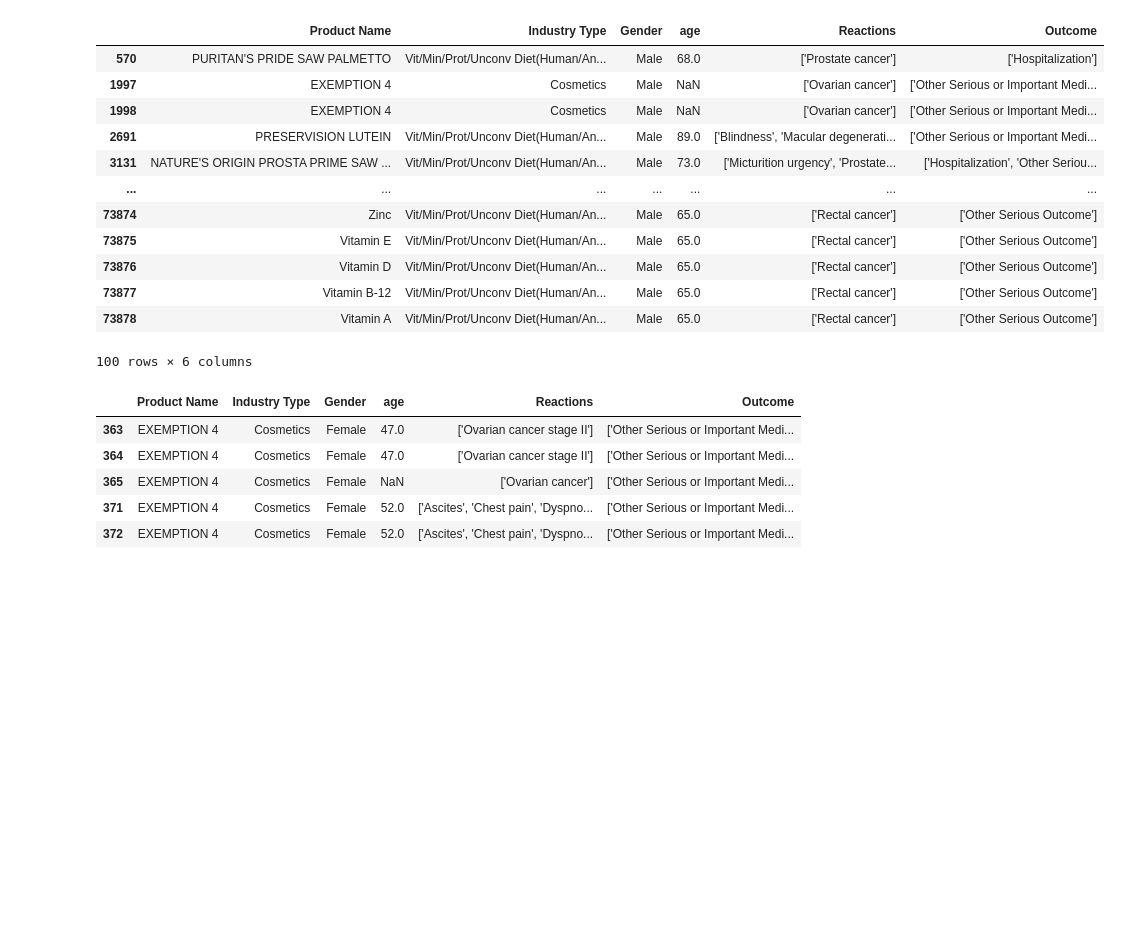
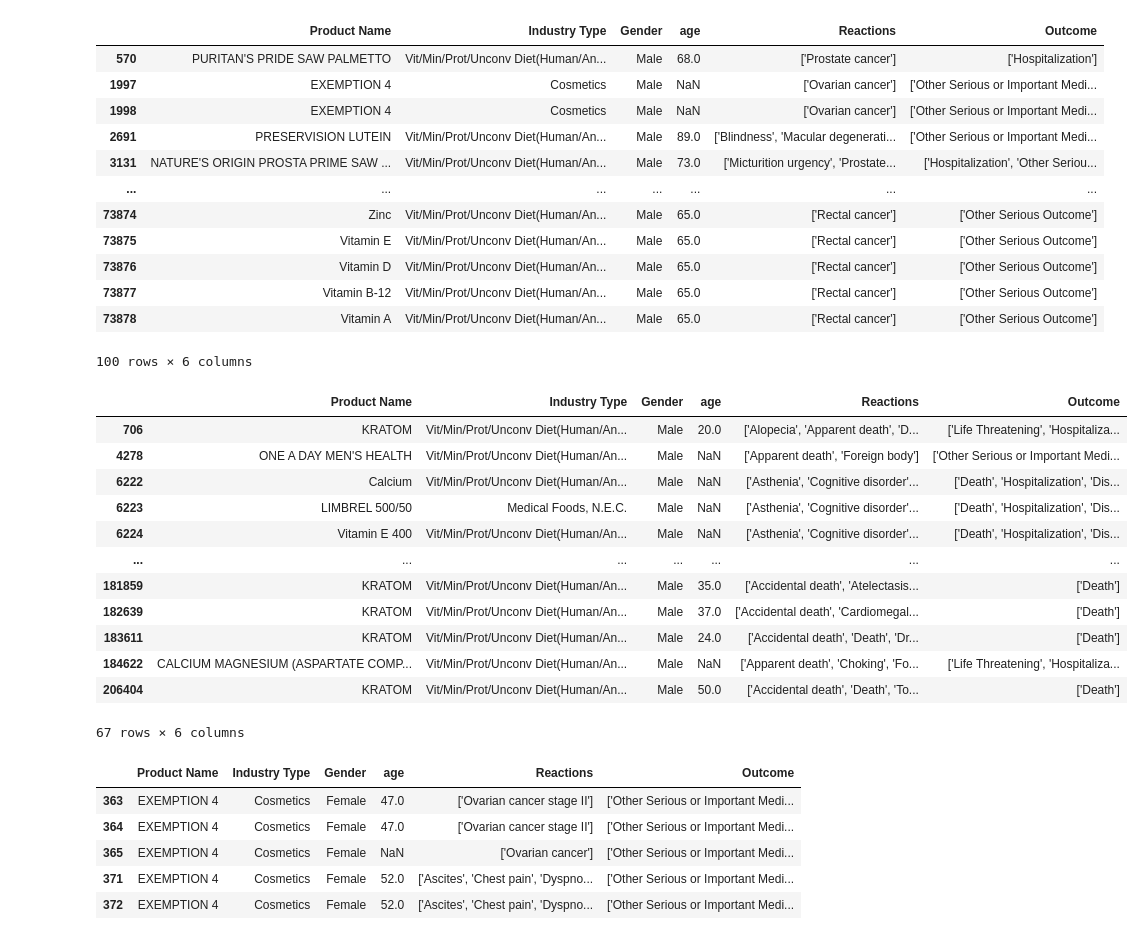
Before and after one commit to Mackshow/Project-3---Food-Recall-Data, a Jupyter notebook: Food Event working (incomplete).ipynb, the cells around one changed output. Saved outputs shown, nothing was run; the diff lists cells and outputs as text; code cells hidden in the pictures; blank space fills up the shorter version.

```diff
--- a/Food Event working (incomplete).ipynb
+++ b/Food Event working (incomplete).ipynb
@@ -207,6 +220,25 @@ male_cancer_table.head(100)
 | 73877 | Vitamin B-12 | Vit/Min/Prot/Unconv Diet(Human/An... | Male | 65.0 | ['Rectal cancer'] | ['Other Serious Outcome'] |
 | 73878 | Vitamin A | Vit/Min/Prot/Unconv Diet(Human/An... | Male | 65.0 | ['Rectal cancer'] | ['Other Serious Outcome'] |
 100 rows × 6 columns
+# %%
+male_death_table = male_cancer_newtable[(male_cancer_newtable['Gender'] == 'Male') & (male_cancer_newtable['Reactions'].str.contains('death'))]
+#death_df = food_df[food_df['reactions'].str.contains('death')]
+#female_cancer_df = food_df[food_df['reactions'].str.contains('cancer')]
+male_death_table.head(100)
+# %% [output]
+|  | Product Name | Industry Type | Gender | age | Reactions | Outcome |
+| 706 | KRATOM | Vit/Min/Prot/Unconv Diet(Human/An... | Male | 20.0 | ['Alopecia', 'Apparent death', 'D... | ['Life Threatening', 'Hospitaliza... |
+| 4278 | ONE A DAY MEN'S HEALTH | Vit/Min/Prot/Unconv Diet(Human/An... | Male | NaN | ['Apparent death', 'Foreign body'] | ['Other Serious or Important Medi... |
+| 6222 | Calcium | Vit/Min/Prot/Unconv Diet(Human/An... | Male | NaN | ['Asthenia', 'Cognitive disorder'... | ['Death', 'Hospitalization', 'Dis... |
+| 6223 | LIMBREL 500/50 | Medical Foods, N.E.C. | Male | NaN | ['Asthenia', 'Cognitive disorder'... | ['Death', 'Hospitalization', 'Dis... |
+| 6224 | Vitamin E 400 | Vit/Min/Prot/Unconv Diet(Human/An... | Male | NaN | ['Asthenia', 'Cognitive disorder'... | ['Death', 'Hospitalization', 'Dis... |
+| ... | ... | ... | ... | ... | ... | ... |
+| 181859 | KRATOM | Vit/Min/Prot/Unconv Diet(Human/An... | Male | 35.0 | ['Accidental death', 'Atelectasis... | ['Death'] |
+| 182639 | KRATOM | Vit/Min/Prot/Unconv Diet(Human/An... | Male | 37.0 | ['Accidental death', 'Cardiomegal... | ['Death'] |
+| 183611 | KRATOM | Vit/Min/Prot/Unconv Diet(Human/An... | Male | 24.0 | ['Accidental death', 'Death', 'Dr... | ['Death'] |
+| 184622 | CALCIUM MAGNESIUM (ASPARTATE COMP... | Vit/Min/Prot/Unconv Diet(Human/An... | Male | NaN | ['Apparent death', 'Choking', 'Fo... | ['Life Threatening', 'Hospitaliza... |
+| 206404 | KRATOM | Vit/Min/Prot/Unconv Diet(Human/An... | Male | 50.0 | ['Accidental death', 'Death', 'To... | ['Death'] |
+67 rows × 6 columns
 # %%
 female_cancer_table.to_csv('Female Cancer Table.csv', index=False)
 female_cancer_table.head()
```
Also changed, not shown: parts of 3 cells of this notebook.
